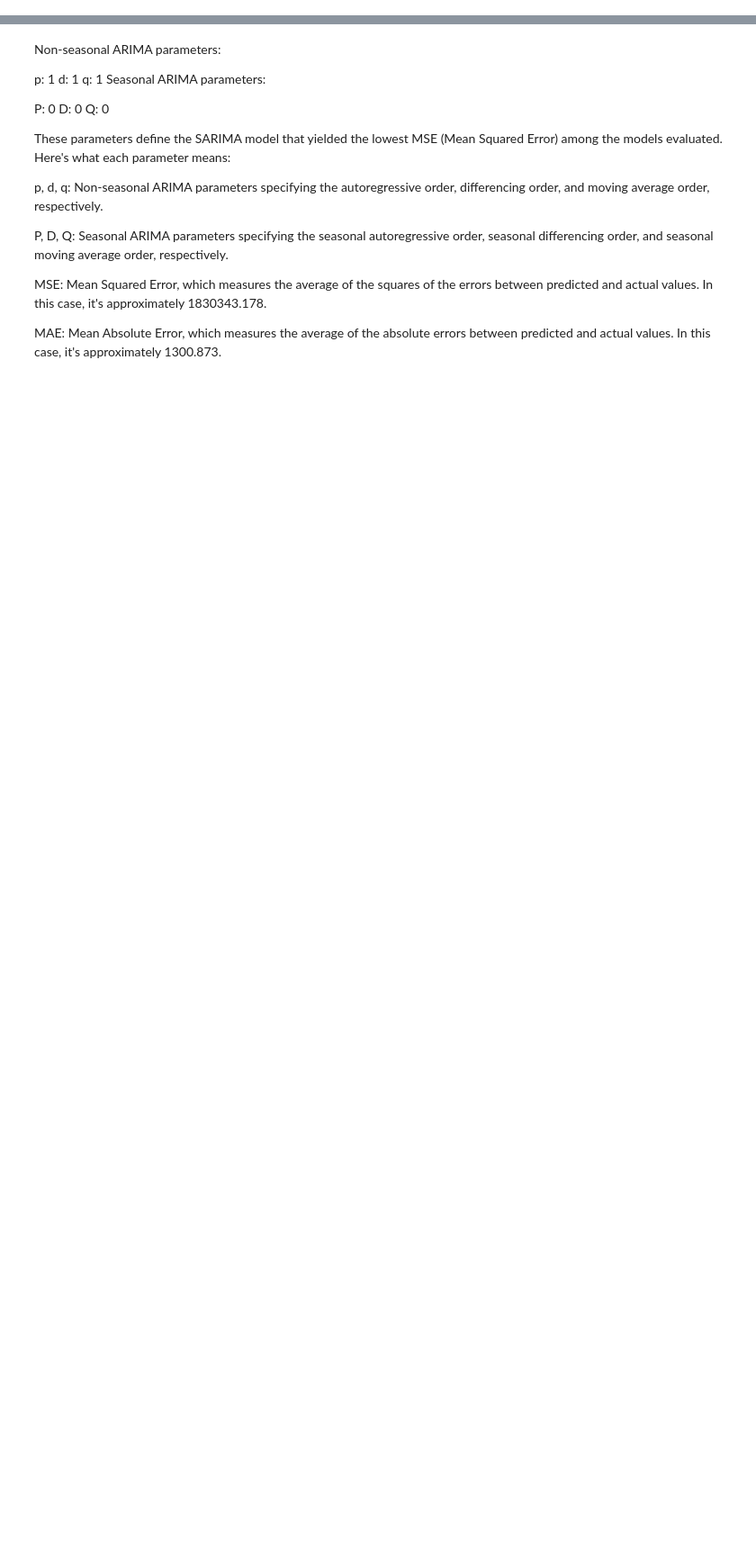
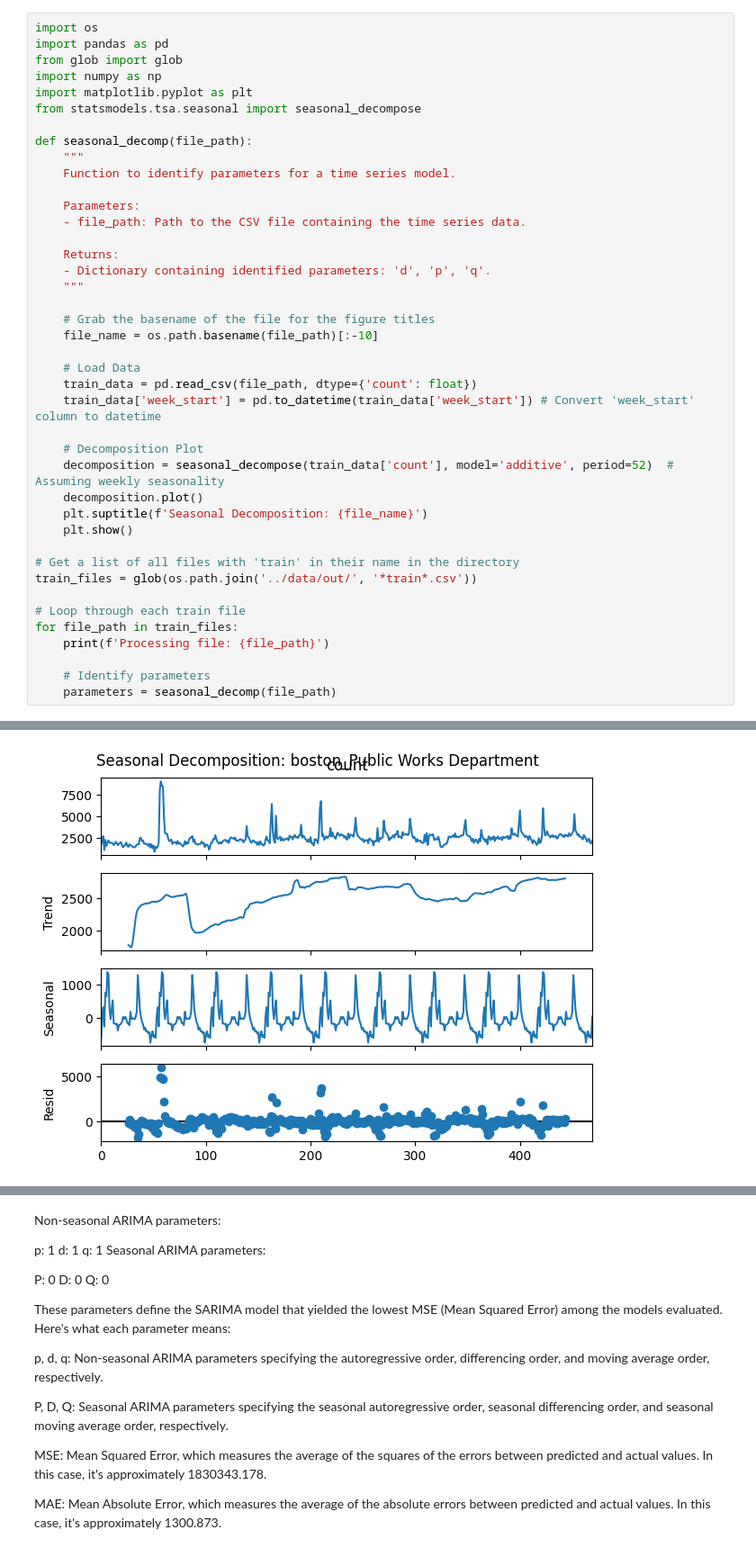
Before and after one commit to allieferas/311-forecasting, a Jupyter notebook: notebooks/grid_search.ipynb, the cells around one changed output, grey strips where cells are left out. Shown at 90% size. Cells and saved outputs as stored; diff of their text form; blank space fills up the shorter version.

```diff
--- a/notebooks/grid_search.ipynb
+++ b/notebooks/grid_search.ipynb
@@ -0,0 +140,42 @@
+# %%
+import os
+import pandas as pd
+from glob import glob
+import numpy as np
+import matplotlib.pyplot as plt
+from statsmodels.tsa.seasonal import seasonal_decompose
+
+def seasonal_decomp(file_path):
+    """
+    Function to identify parameters for a time series model.
+
+    Parameters:
+    - file_path: Path to the CSV file containing the time series data.
+
+    Returns:
+    - Dictionary containing identified parameters: 'd', 'p', 'q'.
+    """
+
+    # Grab the basename of the file for the figure titles
+    file_name = os.path.basename(file_path)[:-10]
+
+    # Load Data
+    train_data = pd.read_csv(file_path, dtype={'count': float})
+    train_data['week_start'] = pd.to_datetime(train_data['week_start']) # Convert 'week_start' column to datetime
+
+    # Decomposition Plot
+    decomposition = seasonal_decompose(train_data['count'], model='additive', period=52)  # Assuming weekly seasonality
+    decomposition.plot()
+    plt.suptitle(f'Seasonal Decomposition: {file_name}')
+    plt.show()
+
+# Get a list of all files with 'train' in their name in the directory
+train_files = glob(os.path.join('../data/out/', '*train*.csv'))
+
+# Loop through each train file
+for file_path in train_files:
+    print(f'Processing file: {file_path}')
+
+    # Identify parameters
+    parameters = seasonal_decomp(file_path)
+# %% [output]
@@ -0,0 +183 @@
+[figure, added]
```
Also changed, not shown: parts of 10 cells of this notebook.
